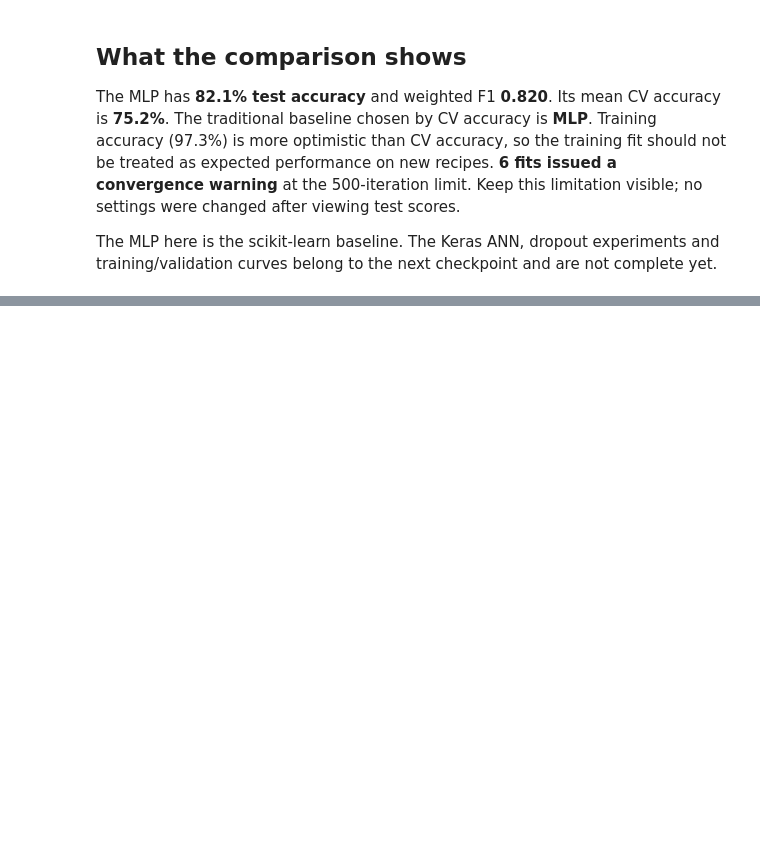
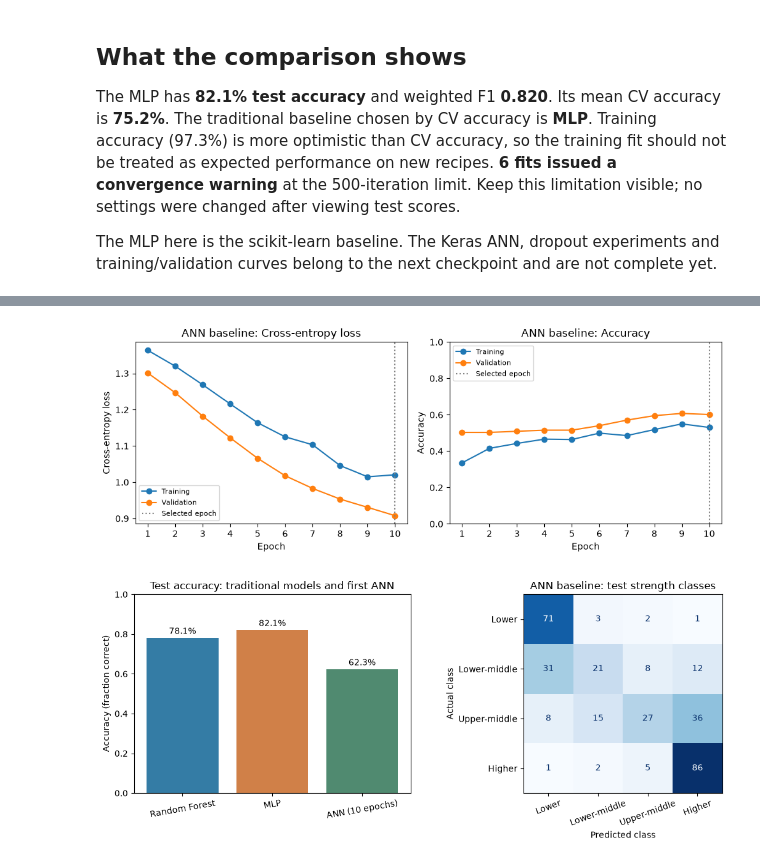
Before and after one commit to theh9j/COS40007, a Jupyter notebook: portfolio-3/Portfolio_Assessment_3_104999568_Pham_Quang_Minh.ipynb, the cells around one changed output, grey strips where cells are left out. Drawn from its saved outputs; the diff is of its cells as text; code cells hidden in the pictures; blank space fills up the shorter version.

Commit message:
ANN structuring, modelling and testing

```diff
--- a/portfolio-3/Portfolio_Assessment_3_104999568_Pham_Quang_Minh.ipynb
+++ b/portfolio-3/Portfolio_Assessment_3_104999568_Pham_Quang_Minh.ipynb
@@ -441,0 +489,16 @@ Save the model and training history after actual training.
+# %%
+tf.keras.backend.clear_session()
+tf.keras.utils.set_random_seed(SEED)
+ann = tf.keras.Sequential([
+    tf.keras.Input(shape=(len(FEATURES),)),
+    tf.keras.layers.Dense(64, activation='relu'),
+    tf.keras.layers.Dropout(.2),
+    tf.keras.layers.Dense(32, activation='relu'),
+    tf.keras.layers.Dropout(.2),
+    tf.keras.layers.Dense(16, activation='relu'),
+    tf.keras.layers.Dense(4, activation='softmax')
+],name='concrete_ann_baseline')
+ann.compile(optimizer=tf.keras.optimizers.Adam(learning_rate=.001),
+    loss='sparse_categorical_crossentropy', metrics=['accuracy'])
+assert ann.count_params() == 3252
+ann.summary()
@@ -441,0 +642,36 @@ Save the model and training history after actual training.
+# %%
+fig, axes = plt.subplots(1,2,figsize=(10,3.8))
+for ax,metric,title in zip(axes,['loss','accuracy'],['Cross-entropy loss','Accuracy']):
+    ax.plot(ann_history_frame.index,ann_history_frame[metric],marker='o',label='Training')
+    ax.plot(ann_history_frame.index,ann_history_frame['val_'+metric],
+             marker='o',label='Validation')
+    ax.axvline(selected_ann_epoch,color='grey',linestyle=':',label='Selected epoch')
+    ax.set(xlabel='Epoch',ylabel=title,title='ANN baseline: '+title)
+    ax.set_xticks(ann_history_frame.index)
+    ax.legend(fontsize=8)
+axes[1].set_ylim(0,1)
+fig.tight_layout()
+fig.savefig('figures/ann_baseline_learning_curves.png',dpi=180)
+plt.show()
+plt.close(fig)
+
+fig, axes = plt.subplots(1,2,figsize=(11,4.5))
+bars = axes[0].bar(master_results.model,master_results.test_accuracy,
+                    color=['#347ca5','#d08048','#508a70'])
+for bar,value in zip(bars,master_results.test_accuracy):
+    axes[0].text(bar.get_x()+bar.get_width()/2,value+.02,f'{value:.1%}',ha='center')
+axes[0].set(title='Test accuracy: traditional models and first ANN',
+             ylabel='Accuracy (fraction correct)',ylim=(0,1))
+axes[0].tick_params(axis='x',rotation=10)
+ConfusionMatrixDisplay.from_predictions(y_test,ann_predictions,
+    labels=range(4),display_labels=CLASS_NAMES,cmap='Blues',values_format='d',
+    colorbar=False,ax=axes[1],xticks_rotation=20)
+axes[1].set(title='ANN baseline: test strength classes',
+             xlabel='Predicted class',ylabel='Actual class')
+fig.tight_layout()
+fig.savefig('figures/ann_baseline_comparison.png',dpi=180)
+plt.show()
+plt.close(fig)
+# %% [output]
+[figure, added]
+[figure, added]
```
Also changed, not shown: parts of 23 cells of this notebook, 27 other files.
